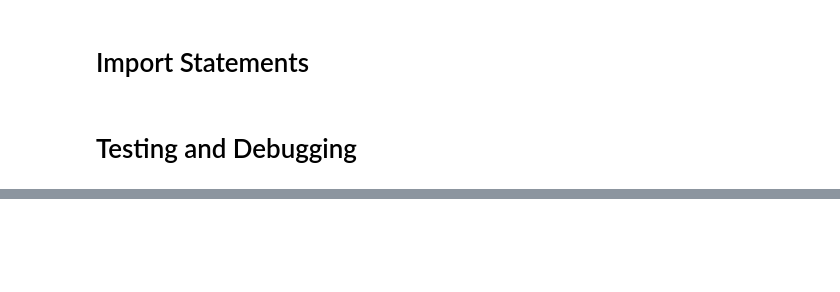
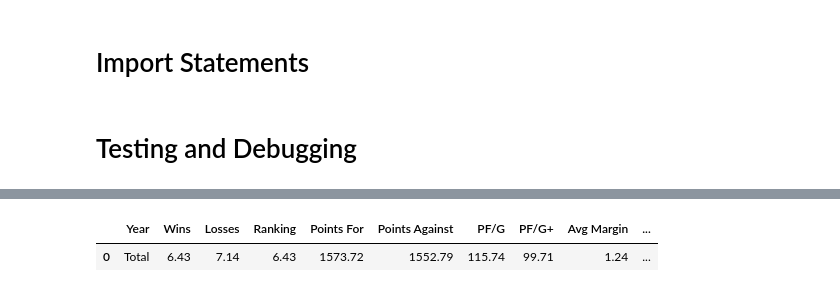
Before and after one commit to serdarevichar8/fantasy-football-website, a Jupyter notebook: fantasy-football-data.ipynb, the cells around one changed output, grey strips where cells are left out. Cells and saved outputs as stored; diff of their text form; code cells hidden in the pictures; blank space fills up the shorter version.

```diff
--- a/fantasy-football-data.ipynb
+++ b/fantasy-football-data.ipynb
@@ -35,4 +20,0 @@ p
-# %%
-for i in range(len(players)):
-    if players[i]['fullName'] == 'Tony Pollard':
-        print(i)
@@ -382,0 +384,22 @@ weekly_standings
+# %%
+seasons = [summary_table(data=constants.GAME_DATA, year=year) for year in constants.YEARS]
+data = pd.concat(seasons)
+data = data.loc[data['Team'] == 'Haris']
+
+averages = [{
+    'Year':'Total',
+    'Wins':round(data['Wins'].mean(), 2),
+    'Losses':round(data['Losses'].mean(), 2),
+    'Ranking':round(data['Ranking'].mean(), 2),
+    'Points For':round(data['Points For'].mean(), 2),
+    'Points Against':round(data['Points Against'].mean(), 2),
+    'PF/G':round(data['PF/G'].mean(), 2),
+    'PF/G+':round(data['PF/G+'].mean(), 2),
+    'Avg Margin':round(data['Avg Margin'].mean(), 2),
+    'Luck Score':round(data['Luck Score'].mean(), 2)
+}]
+
+pd.DataFrame(averages)
+# %% [output]
+|  | Year | Wins | Losses | Ranking | Points For | Points Against | PF/G | PF/G+ | Avg Margin | ... |
+| 0 | Total | 6.43 | 7.14 | 6.43 | 1573.72 | 1552.79 | 115.74 | 99.71 | 1.24 | ... |
```
Also changed, not shown: parts of 20 cells of this notebook, 10 other files.
